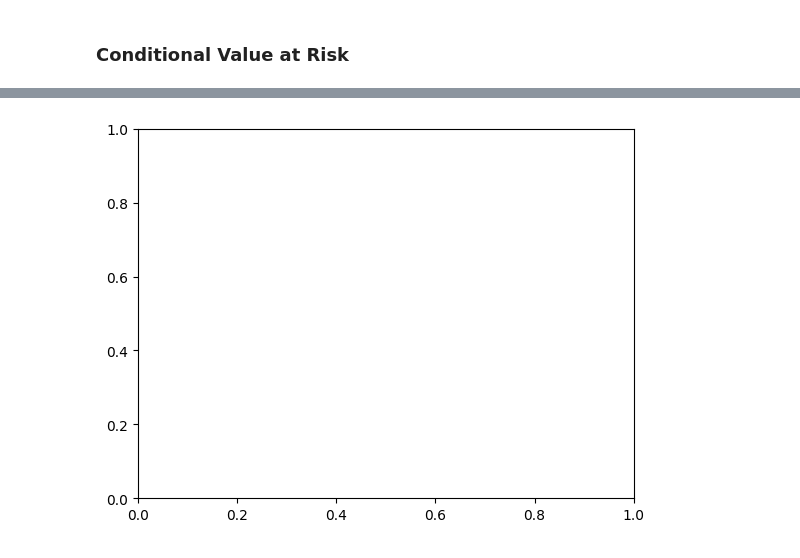
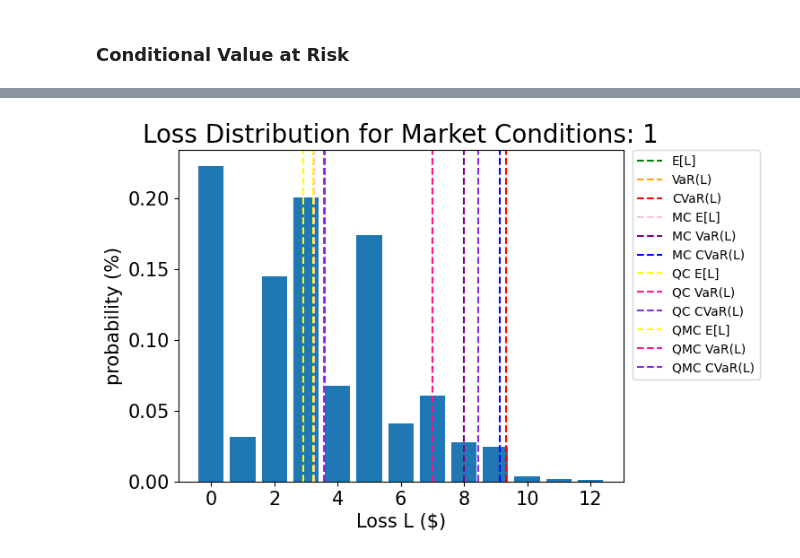
Before and after one commit to DanielVenter/MSci-Dissertation, a Jupyter notebook: Advance Experiment/AdvanceExperiment.ipynb, the cells around one changed output, grey strips where cells are left out. Cells and saved outputs as stored; diff of their text form; code cells hidden in the pictures.

```diff
--- a/Advance Experiment/AdvanceExperiment.ipynb
+++ b/Advance Experiment/AdvanceExperiment.ipynb
@@ -485,7 +425,9 @@ def run_iae_for_cdf(x_eval, seed, epsilon=0.01, alpha=0.05):
         state_preparation=state_preparation, objective_qubits=[len(qr_state)]
     )
     ae_var = IterativeAmplitudeEstimation(
-        epsilon_target=epsilon, alpha=alpha, sampler=Sampler(run_options={"shots": 100, "seed": seed})
+        epsilon_target=epsilon,
+        alpha=alpha,
+        sampler=Sampler(run_options={"shots": 100, "seed": seed}),
     )
     result_var = ae_var.estimate(problem)
 
@@ -690,9 +621,12 @@ for i, market_data_run in enumerate(market_data):
         objective_qubits=[len(qr_state)],
         post_processing=market_data_run.get("cvar_objective").post_processing,
     )
-    # construct amplitude estimation
     ae_cvar = IterativeAmplitudeEstimation(
-        epsilon_target=epsilon, alpha=alpha, sampler=Sampler(run_options={"shots": 100, "seed": market_data_run.get("seed")})
+        epsilon_target=epsilon,
+        alpha=alpha,
+        sampler=Sampler(
+            run_options={"shots": 100, "seed": market_data_run.get("seed")}
+        ),
     )
     result_cvar = ae_cvar.estimate(problem)
 
@@ -703,7 +639,6 @@ for i, market_data_run in enumerate(market_data):
 # %%
-# Pennylane Specific Setup
 M = 2 ** K
-n = 10
+n = 13
 N = 2 ** n
 
 def func(z):
@@ -718,12 +653,12 @@ def func(z):
 for j, market_data_run in enumerate(market_data):
     losses = []
 
-    for _ in range(10):
+    for _ in range(20):
         e_L = []
         for i in range(K):
             target_wires = range(K + 1)
             estimation_wires = range(K + 1, n + K + 1)
-            dev = qml.device("default.qubit", wires=(n + K + 1))
+            dev = qml.device("default.qubit", wires=(n + K + 1), shots = 50)
 
             @qml.qnode(dev)
             def circuit():
@@ -734,7 +669,6 @@ for j, market_data_run in enumerate(market_data):
                     estimation_wires=estimation_wires,
                 )
                 return qml.probs(estimation_wires)
-
 
             phase_estimated = np.argmax(circuit()[:int(N / 2)]) / N
 
@@ -824,24 +760,48 @@ print(df_table_cvar.sort_values(["Name", "Market Conditions"]))
 # %%
-plt.bar(losses, pdf)
+for i, market_data_run in enumerate(market_data):
+    losses = market_data_run.get("losses")
+    pdf = market_data_run.get("pdf")
 
-plt.axvline(exact_expected_loss, color="green", linestyle="--", label="E[L]")
-plt.axvline(exact_var, color="orange", linestyle="--", label="VaR(L)")
-plt.axvline(exact_cvar, color="red", linestyle="--", label="CVaR(L)")
+    exact_expected_loss = market_data_run.get("Emperical Calculations").get("expected_loss")
+    exact_var = market_data_run.get("Emperical Calculations").get("var")
+    exact_cvar = market_data_run.get("Emperical Calculations").get("cvar")
 
-plt.axvline(classical_expected_losses, color="pink", linestyle="--", label="MC E[L]")
-plt.axvline(classical_var, color="purple", linestyle="--", label="MC VaR(L)")
-plt.axvline(classical_cvar, color="blue", linestyle="--", label="MC CVaR(L)")
+    classical_expected_loss = market_data_run.get("Classical Monte Carlo").get("expected_loss")
+    classical_var = market_data_run.get("Classical Monte Carlo").get("var")
+    classical_cvar = market_data_run.get("Classical Monte Carlo").get("cvar")
 
-plt.axvline(qc_expected_loss, color="yellow", linestyle="--", label="QC E[L]")
-plt.axvline(qc_var, color="deeppink", linestyle="--", label="QC VaR(L)")
-plt.axvline(qc_cvar, color="blueviolet", linestyle="--", label="QC CVaR(L)")
+    qc_expected_loss = market_data_run.get("Quantum Amplitude Estimation").get("expected_loss")
+    qc_var = market_data_run.get("Quantum Amplitude Estimation").get("var")
+    qc_cvar = market_data_run.get("Quantum Amplitude Estimation").get("cvar")
 
-plt.legend(fontsize=15)
-plt.xlabel("Loss L ($)", size=15)
-plt.ylabel("probability (%)", size=15)
-plt.title("Loss Distribution", size=20)
-plt.legend(bbox_to_anchor=(1.02, 1), loc='upper left', borderaxespad=0)
-plt.xticks(size=15)
-plt.yticks(size=15)
-plt.show()
+    qmc_expected_loss = market_data_run.get("Quantum Monte Carlo by PennyLane").get("expected_loss")
+    qmc_var = market_data_run.get("Quantum Monte Carlo by PennyLane").get("var")
+    qmc_cvar = market_data_run.get("Quantum Monte Carlo by PennyLane").get("cvar")
+
+    plt.bar(losses, pdf)
+
+    plt.axvline(exact_expected_loss, color="green", linestyle="--", label="E[L]")
+    plt.axvline(exact_var, color="orange", linestyle="--", label="VaR(L)")
+    plt.axvline(exact_cvar, color="red", linestyle="--", label="CVaR(L)")
+
+    plt.axvline(classical_expected_losses, color="pink", linestyle="--", label="MC E[L]")
+    plt.axvline(classical_var, color="purple", linestyle="--", label="MC VaR(L)")
+    plt.axvline(classical_cvar, color="blue", linestyle="--", label="MC CVaR(L)")
+
+    plt.axvline(qc_expected_loss, color="yellow", linestyle="--", label="QC E[L]")
+    plt.axvline(qc_var, color="deeppink", linestyle="--", label="QC VaR(L)")
+    plt.axvline(qc_cvar, color="blueviolet", linestyle="--", label="QC CVaR(L)")
+
+    plt.axvline(qmc_expected_loss, color="yellow", linestyle="--", label="QMC E[L]")
+    plt.axvline(qmc_var, color="deeppink", linestyle="--", label="QMC VaR(L)")
+    plt.axvline(qmc_cvar, color="blueviolet", linestyle="--", label="QMC CVaR(L)")
+
+    plt.legend(fontsize=15)
+    plt.xlabel("Loss L ($)", size=15)
+    plt.ylabel("probability (%)", size=15)
+    plt.title(f"Loss Distribution for Market Conditions: {i+1}", size=20)
+    plt.legend(bbox_to_anchor=(1.02, 1), loc='upper left', borderaxespad=0)
+    plt.xticks(size=15)
+    plt.yticks(size=15)
+    plt.show()
 # %% [output]
@@ -849 +808 @@ ValueError: shape mismatch: objects cannot be broadcast to a single shape.  Mism
-[figure, old version]
+[figure, new version]
```
Also changed, not shown: parts of 29 cells of this notebook, 2 other files.
